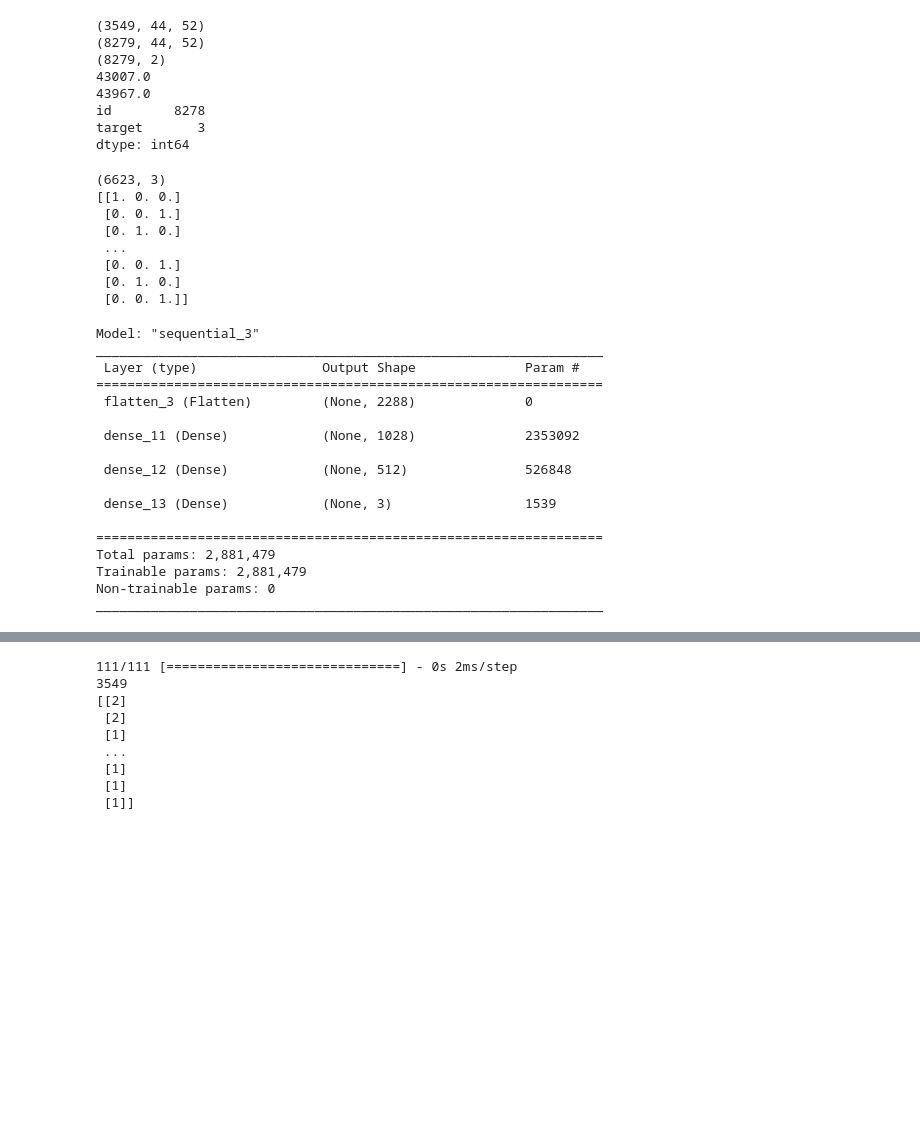
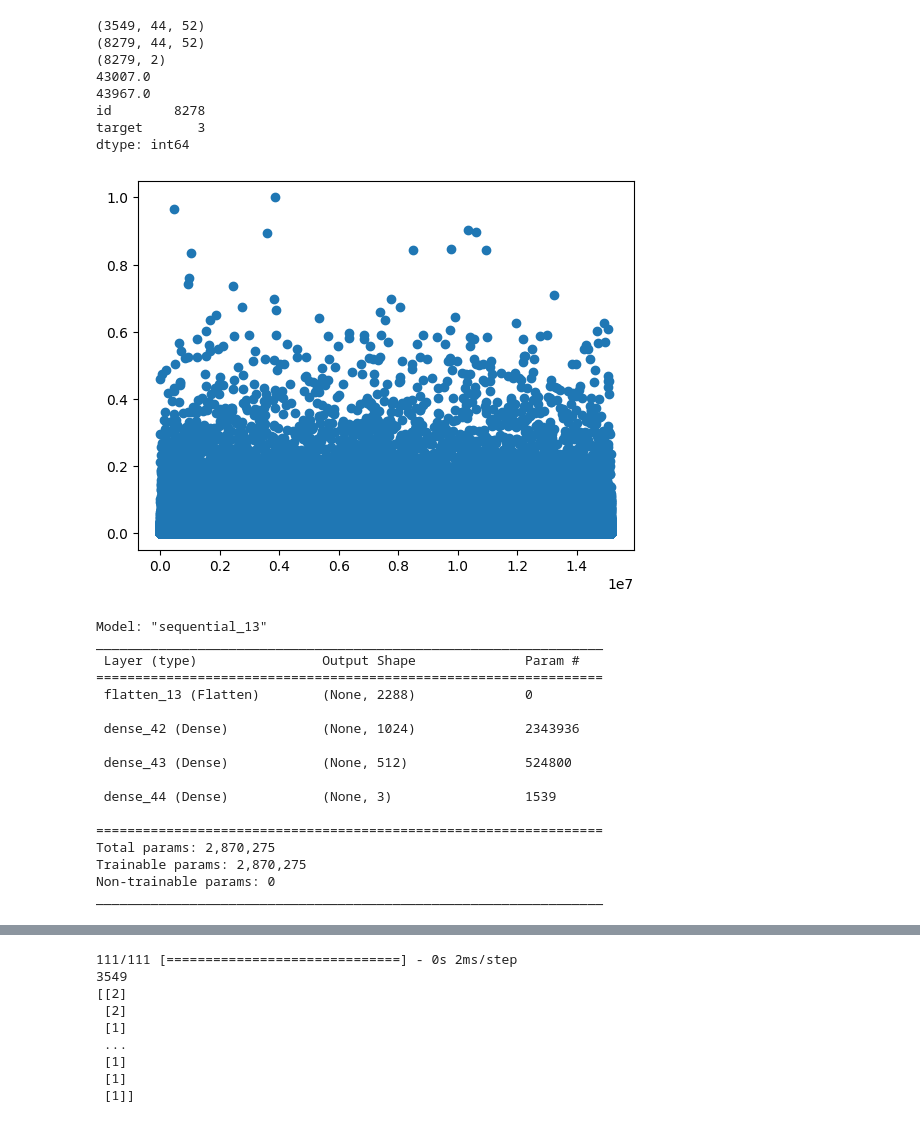
Before and after one commit to TomasKricka/MPA-MLF, a Jupyter notebook: final_project/Final_project.ipynb, the cells around one changed output, grey strips where cells are left out. Cells and saved outputs as stored; diff of their text form; code cells hidden in the pictures; blank space fills up the shorter version.

```diff
--- a/final_project/Final_project.ipynb
+++ b/final_project/Final_project.ipynb
@@ -57,42 +58,54 @@ y_test = y_test.drop("id", axis = 1)
 x_train_scaled = x_train.astype('float32') / x_train.max()
 y_train = y_train - 1
 y_train_encoded = to_categorical(y_train, num_classes=clasess)
-# %%
-print(y_train_encoded.shape)
-print(y_train_encoded)
-# %% [output]
-(6623, 3)
-[[1. 0. 0.]
- [0. 0. 1.]
- [0. 1. 0.]
- ...
- [0. 0. 1.]
- [0. 1. 0.]
- [0. 0. 1.]]
+# %%
+#plt.figure()
+#plt.plot(history.history['loss'], label="loss")
+#plt.plot(history.history['val_loss'], label="val_loss")
+#plt.legend(loc="upper right")
+#plt.xlabel('n epochs')
+#plt.ylabel('val_loss, loss')
+#plt.show()
+
+x_train_scaled_res = np.reshape(x_train_scaled, (1,1,15153424))
+x_mat = []
+
+for x in range(15153424):
+  x_mat.append(x)
+
+#x_mat_res = np.reshape(x_mat, (1,1,15153424))
+
+plt.figure()
+plt.scatter(x_mat,x_train_scaled_res)
+
+plt.show()
+# %% [output]
+[figure, added]
 # %%
 model = Sequential()
 model.add(Flatten(input_shape=(44, 52)))
-model.add(Dense(1028, activation='relu'))
+model.add(Dense(1024, activation='relu'))
+#model.add(Dense(1024, activation='relu'))
 model.add(Dense(512, activation='relu'))
 model.add(Dense(clasess, activation='softmax'))
 
 model.summary()
 # %% [output]
-Model: "sequential_3"
+Model: "sequential_13"
 _________________________________________________________________
  Layer (type)                Output Shape              Param #
 =================================================================
- flatten_3 (Flatten)         (None, 2288)              0
+ flatten_13 (Flatten)        (None, 2288)              0
 
- dense_11 (Dense)            (None, 1028)              2353092
+ dense_42 (Dense)            (None, 1024)              2343936
 
- dense_12 (Dense)            (None, 512)               526848
+ dense_43 (Dense)            (None, 512)               524800
 
- dense_13 (Dense)            (None, 3)                 1539
+ dense_44 (Dense)            (None, 3)                 1539
 
 =================================================================
-Total params: 2,881,479
-Trainable params: 2,881,479
+Total params: 2,870,275
+Trainable params: 2,870,275
 Non-trainable params: 0
 _________________________________________________________________
 # %%
```
Also changed, not shown: parts of 7 cells of this notebook.
